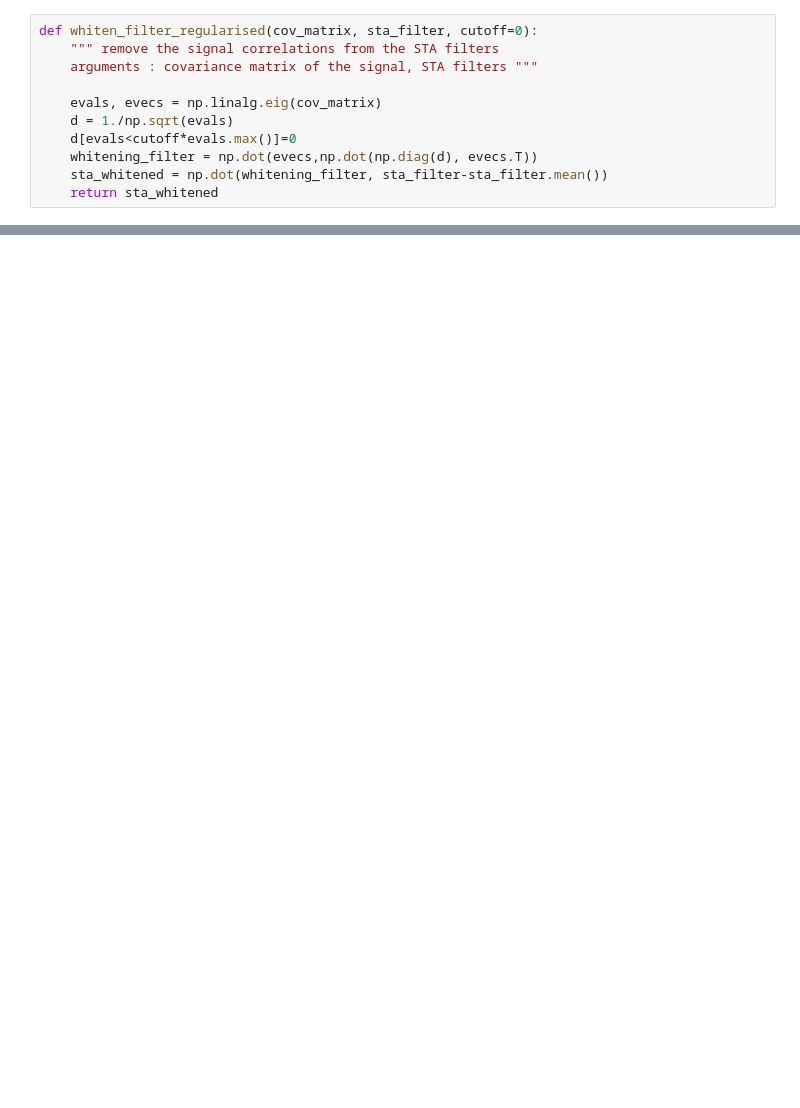
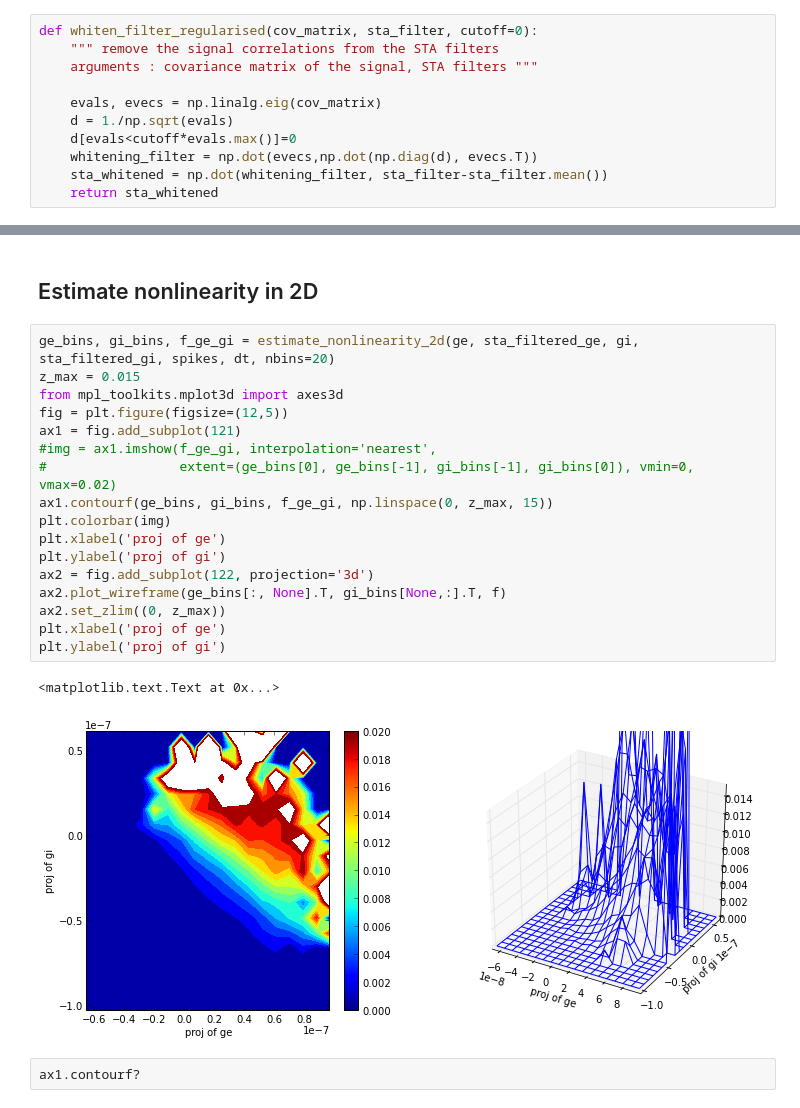
Before and after one commit to yzerlaut/transfer_functions, a Jupyter notebook: iaf_nonlinearity.ipynb, the cells around one changed output, grey strips where cells are left out. Cells and saved outputs as stored; diff of their text form; blank space fills up the shorter version.

```diff
--- a/iaf_nonlinearity.ipynb
+++ b/iaf_nonlinearity.ipynb
@@ -102,0 +132,25 @@ plt.ylim((0,0.015))
+# %% [markdown]
+Estimate nonlinearity in 2D
+---------------------------
+# %%
+ge_bins, gi_bins, f_ge_gi = estimate_nonlinearity_2d(ge, sta_filtered_ge, gi, sta_filtered_gi, spikes, dt, nbins=20)
+z_max = 0.015
+from mpl_toolkits.mplot3d import axes3d
+fig = plt.figure(figsize=(12,5))
+ax1 = fig.add_subplot(121)
+#img = ax1.imshow(f_ge_gi, interpolation='nearest',
+#                 extent=(ge_bins[0], ge_bins[-1], gi_bins[-1], gi_bins[0]), vmin=0, vmax=0.02)
+ax1.contourf(ge_bins, gi_bins, f_ge_gi, np.linspace(0, z_max, 15))
+plt.colorbar(img)
+plt.xlabel('proj of ge')
+plt.ylabel('proj of gi')
+ax2 = fig.add_subplot(122, projection='3d')
+ax2.plot_wireframe(ge_bins[:, None].T, gi_bins[None,:].T, f)
+ax2.set_zlim((0, z_max))
+plt.xlabel('proj of ge')
+plt.ylabel('proj of gi')
+# %% [output]
+<matplotlib.text.Text at 0x...>
+[figure, added]
+# %%
+ax1.contourf?
```
Also changed, not shown: parts of 5 cells of this notebook.
